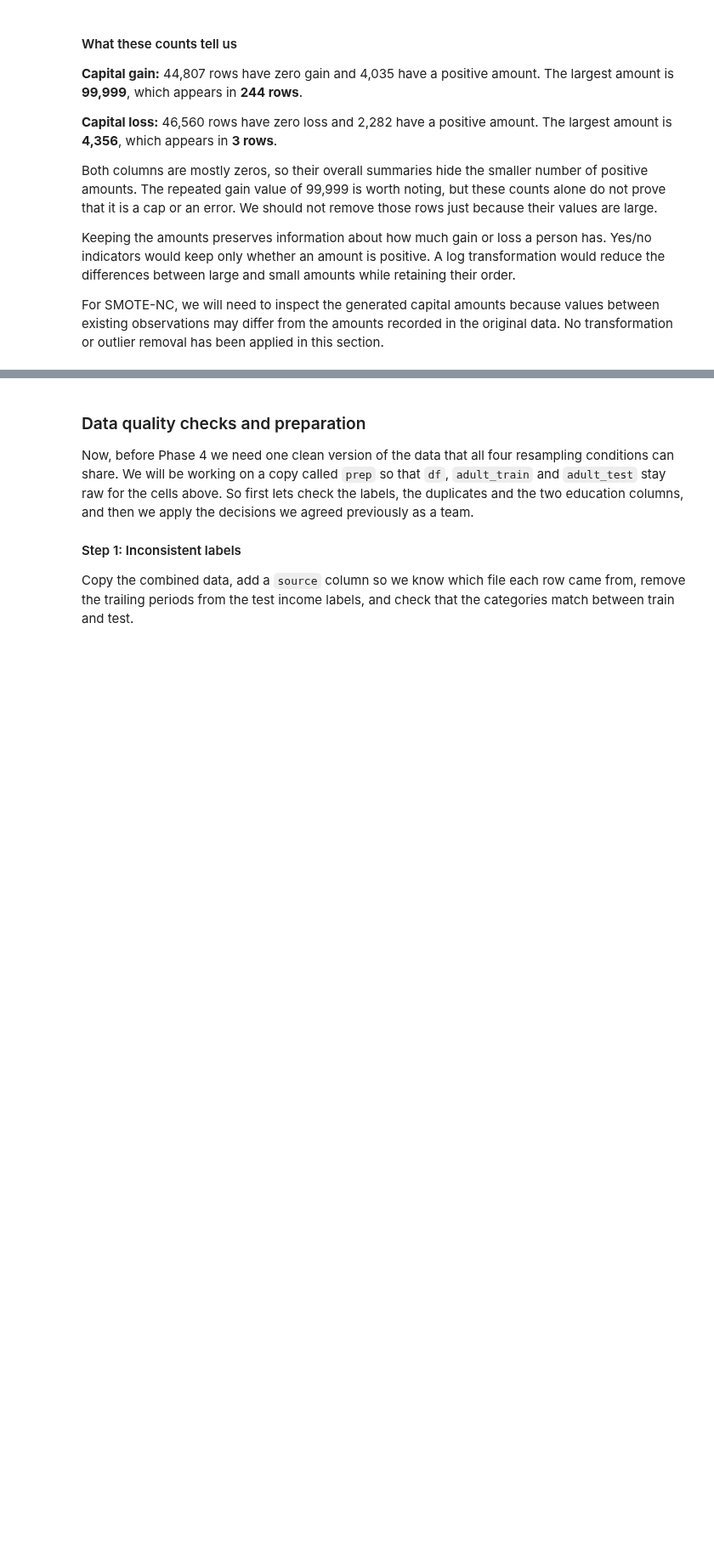
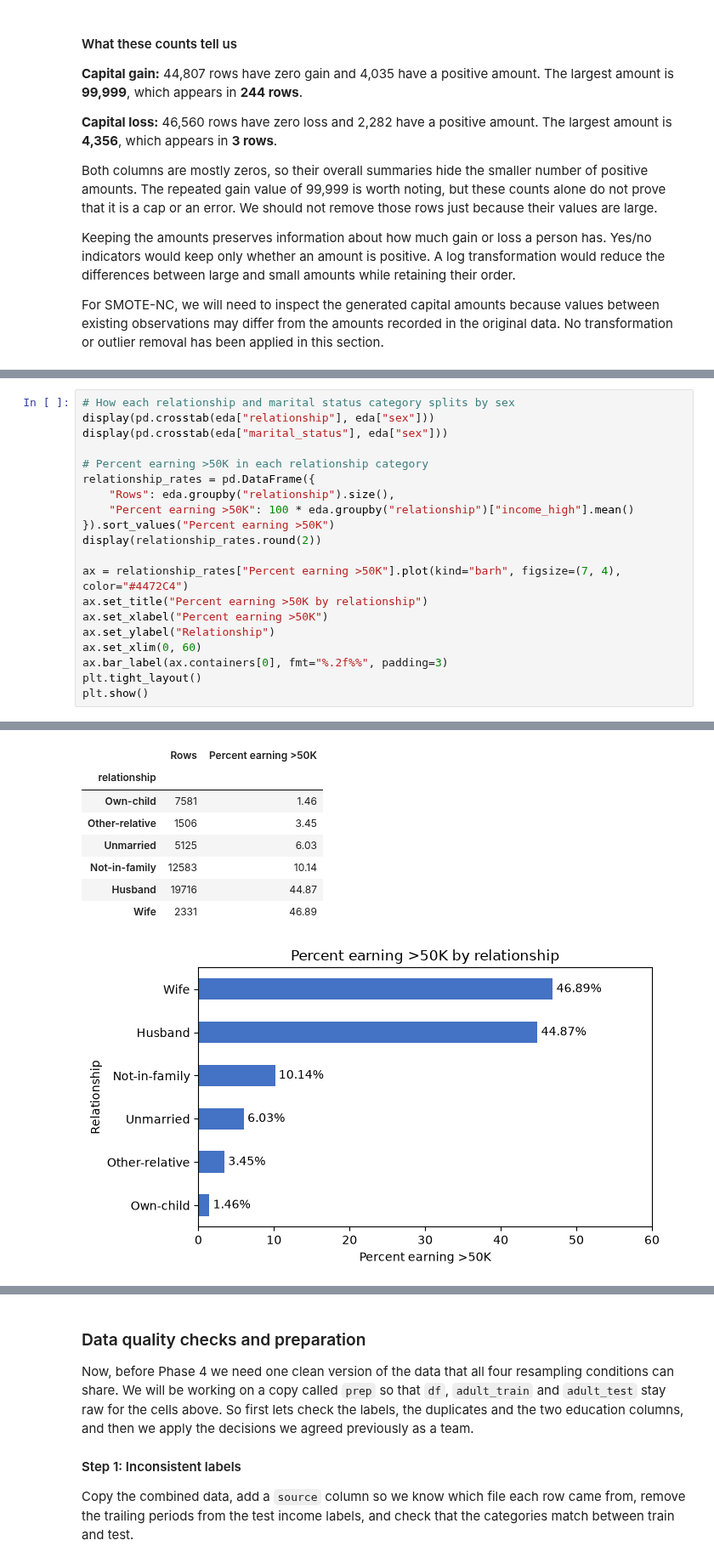
Before and after one commit to jessicabrinegar/data-mining-project, a Jupyter notebook: Phase3_EDA_Brinegar.ipynb, the cells around one changed output, grey strips where cells are left out. Shown at 85% size. Cells and saved outputs as stored; diff of their text form; blank space fills up the shorter version.

```diff
--- a/Phase3_EDA_Brinegar.ipynb
+++ b/Phase3_EDA_Brinegar.ipynb
@@ -440,0 +661,21 @@ For SMOTE-NC, we will need to inspect the generated capital amounts because valu
+# %%
+# How each relationship and marital status category splits by sex
+display(pd.crosstab(eda["relationship"], eda["sex"]))
+display(pd.crosstab(eda["marital_status"], eda["sex"]))
+
+# Percent earning >50K in each relationship category
+relationship_rates = pd.DataFrame({
+    "Rows": eda.groupby("relationship").size(),
+    "Percent earning >50K": 100 * eda.groupby("relationship")["income_high"].mean()
+}).sort_values("Percent earning >50K")
+display(relationship_rates.round(2))
+
+ax = relationship_rates["Percent earning >50K"].plot(kind="barh", figsize=(7, 4), color="#4472C4")
+ax.set_title("Percent earning >50K by relationship")
+ax.set_xlabel("Percent earning >50K")
+ax.set_ylabel("Relationship")
+ax.set_xlim(0, 60)
+ax.bar_label(ax.containers[0], fmt="%.2f%%", padding=3)
+plt.tight_layout()
+plt.show()
+# %% [output]
@@ -440,0 +699,9 @@ For SMOTE-NC, we will need to inspect the generated capital amounts because valu
+|  | Rows | Percent earning >50K |
+| relationship |  |  |
+| Own-child | 7581 | 1.46 |
+| Other-relative | 1506 | 3.45 |
+| Unmarried | 5125 | 6.03 |
+| Not-in-family | 12583 | 10.14 |
+| Husband | 19716 | 44.87 |
+| Wife | 2331 | 46.89 |
+[figure, added]
```
Also changed, not shown: parts of 18 cells of this notebook.
